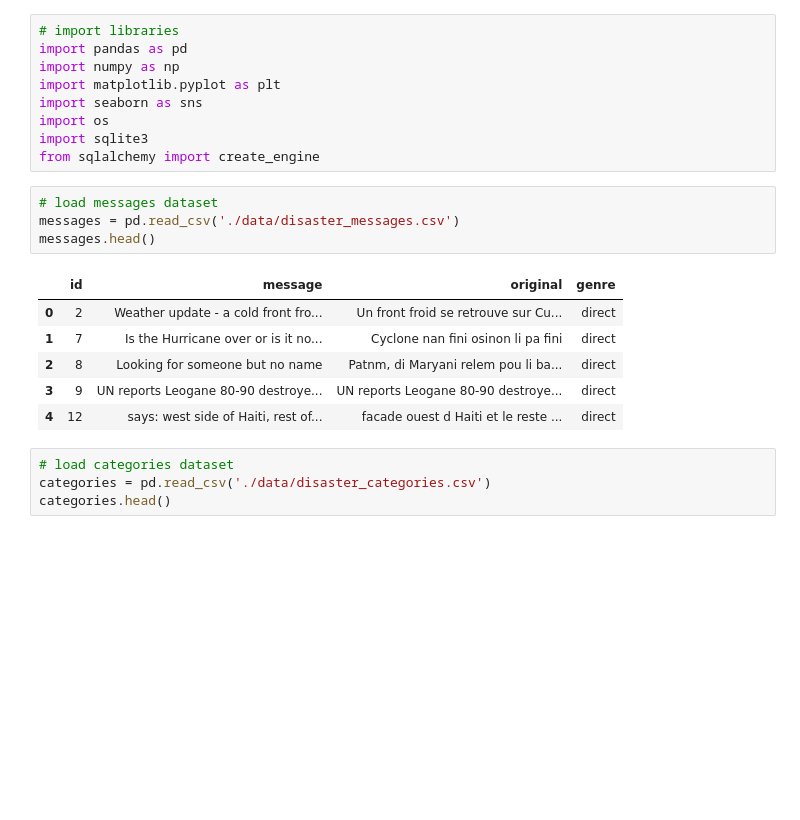
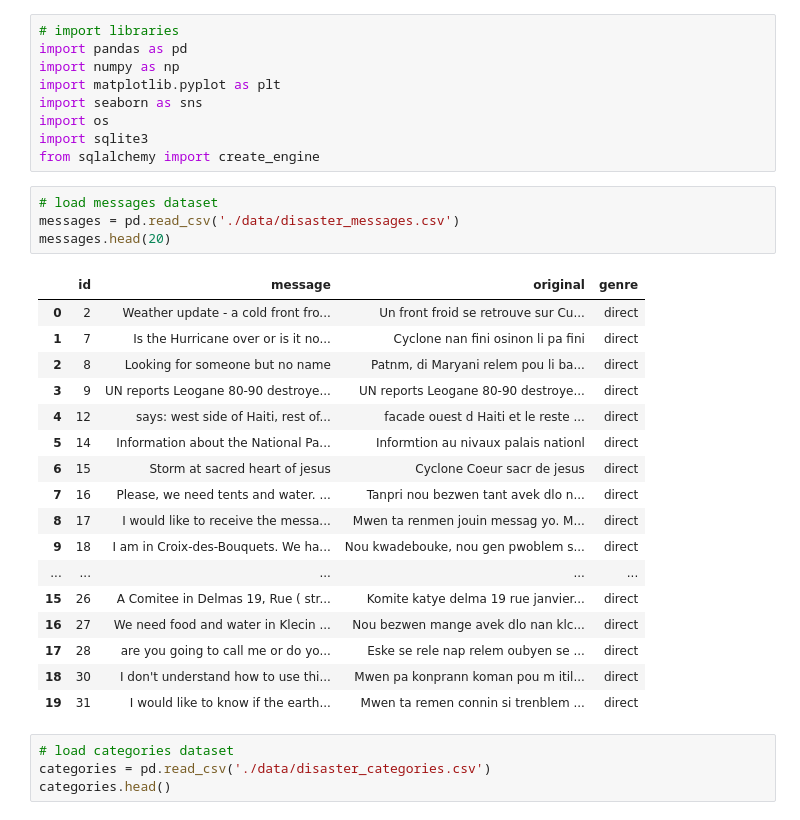
Before and after one commit to romulloferreira/Disaster-Response-Pipeline, a Jupyter notebook: ETL Pipeline Preparation.ipynb, the cells around one changed output. Drawn from its saved outputs; the diff is of its cells as text; blank space fills up the shorter version.

```diff
--- a/ETL Pipeline Preparation.ipynb
+++ b/ETL Pipeline Preparation.ipynb
@@ -17,14 +17,25 @@ from sqlalchemy import create_engine
 # %%
 # load messages dataset
 messages = pd.read_csv('./data/disaster_messages.csv')
-messages.head()
+messages.head(20)
 # %% [output]
 |  | id | message | original | genre |
 | 0 | 2 | Weather update - a cold front fro... | Un front froid se retrouve sur Cu... | direct |
 | 1 | 7 | Is the Hurricane over or is it no... | Cyclone nan fini osinon li pa fini | direct |
 | 2 | 8 | Looking for someone but no name | Patnm, di Maryani relem pou li ba... | direct |
 | 3 | 9 | UN reports Leogane 80-90 destroye... | UN reports Leogane 80-90 destroye... | direct |
 | 4 | 12 | says: west side of Haiti, rest of... | facade ouest d Haiti et le reste ... | direct |
+| 5 | 14 | Information about the National Pa... | Informtion au nivaux palais nationl | direct |
+| 6 | 15 | Storm at sacred heart of jesus | Cyclone Coeur sacr de jesus | direct |
+| 7 | 16 | Please, we need tents and water. ... | Tanpri nou bezwen tant avek dlo n... | direct |
+| 8 | 17 | I would like to receive the messa... | Mwen ta renmen jouin messag yo. M... | direct |
+| 9 | 18 | I am in Croix-des-Bouquets. We ha... | Nou kwadebouke, nou gen pwoblem s... | direct |
+| ... | ... | ... | ... | ... |
+| 15 | 26 | A Comitee in Delmas 19, Rue ( str... | Komite katye delma 19 rue janvier... | direct |
+| 16 | 27 | We need food and water in Klecin ... | Nou bezwen mange avek dlo nan klc... | direct |
+| 17 | 28 | are you going to call me or do yo... | Eske se rele nap relem oubyen se ... | direct |
+| 18 | 30 | I don't understand how to use thi... | Mwen pa konprann koman pou m itil... | direct |
+| 19 | 31 | I would like to know if the earth... | Mwen ta remen connin si trenblem ... | direct |
 # %%
 # load categories dataset
 categories = pd.read_csv('./data/disaster_categories.csv')
```
Also changed, not shown: parts of 5 cells of this notebook.
